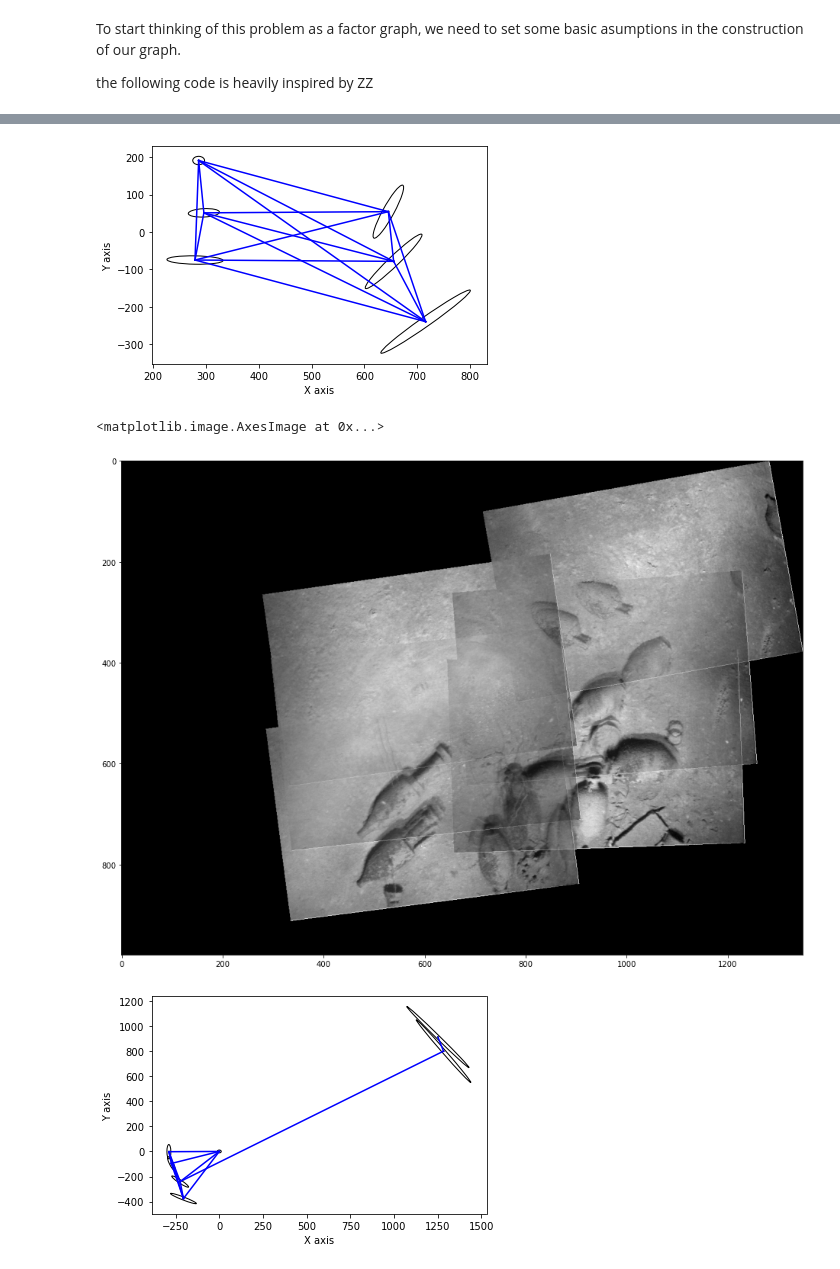
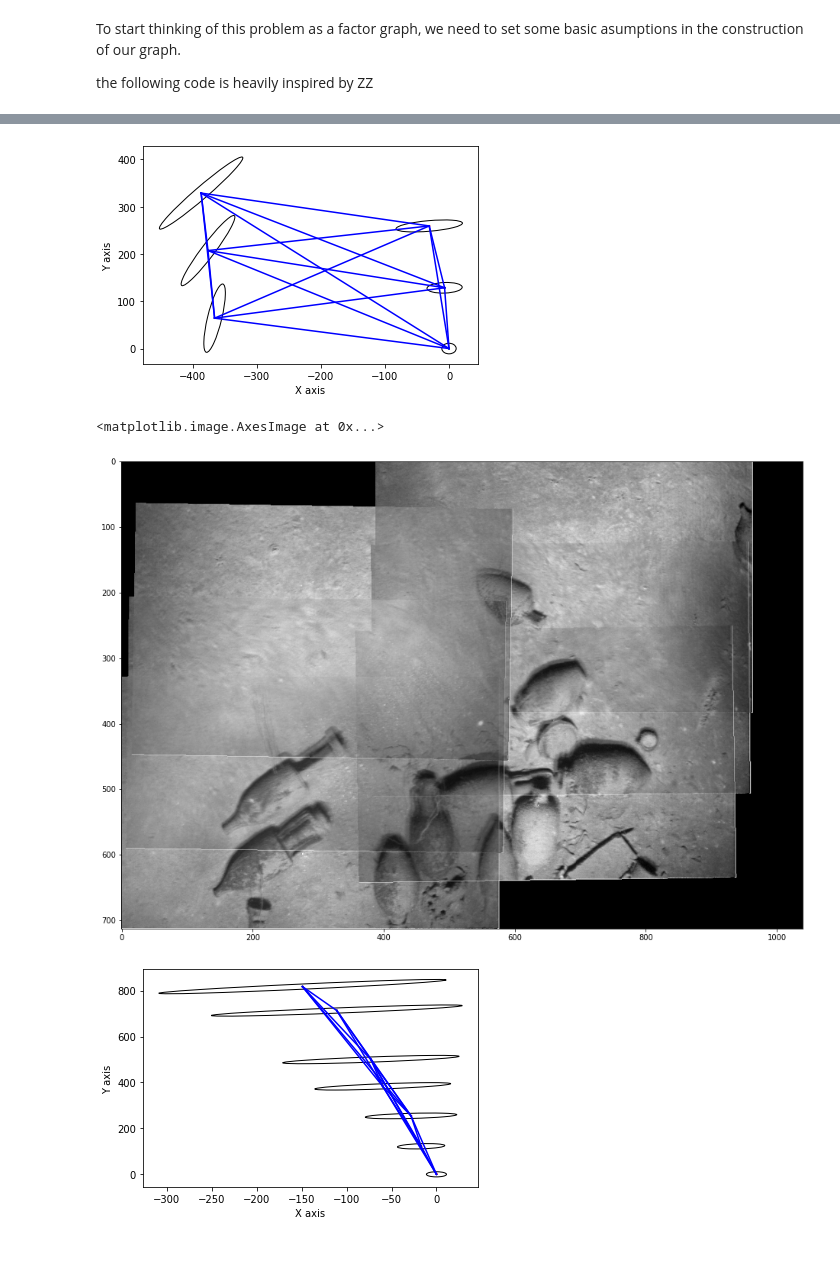
Before and after one commit to JGittles/EECE7150, a Jupyter notebook: HW3/hw3.ipynb, the cells around one changed output, grey strips where cells are left out. Cells and saved outputs as stored; diff of their text form; code cells hidden in the pictures.

```diff
--- a/HW3/hw3.ipynb
+++ b/HW3/hw3.ipynb
@@ -301,7 +301,9 @@ def gtloader(folder):
     for file in os.listdir(folder):
         if ".tif" in file:
             im_paths.append(os.path.join(folder,file))
+
             # print(im_paths)
+        im_paths.sort()
 
     # now lets find features for each image and put them in a list
     imgsAndPts=[]
@@ -425,7 +427,7 @@ initial = optimizer.optimize()
 marginals = gtsam.Marginals(graph, initial)
 plot_graph(initial, graph, marginals)
 # %% [output]
-[figure, old version]
+[figure, new version]
 # %%
 def gtimshow(imgsAndPts,graph, initial):
     # iterates through image pairs and finds homographies, storing them in the main panorama dict object
@@ -450,13 +452,13 @@ plt.figure(figsize=(16,16))
 plt.imshow(gtimshow(imgsAndPts,graph,initial))
 # %% [output]
 <matplotlib.image.AxesImage at 0x...>
-[figure, old version]
+[figure, new version]
 # %%
-graph, initial, imgsAndPts = gtbuild("./29images/first column/")
+graph, initial, imgsAndPts = gtbuild("./29images/29-all/")
 marginals = gtsam.Marginals(graph, initial)
 plot_graph(initial, graph, marginals)
 # %% [output]
-[figure, old version]
+[figure, new version]
 # %%
 params = gtsam.LevenbergMarquardtParams()
 optimizer = gtsam.LevenbergMarquardtOptimizer(graph, initial, params)
```
Also changed, not shown: parts of 5 cells of this notebook.
